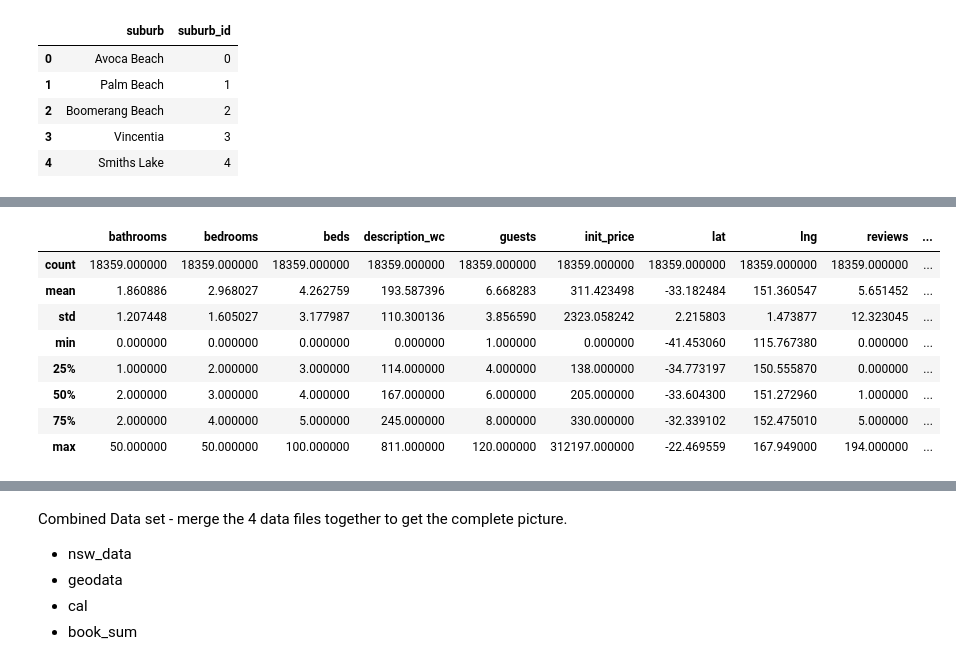
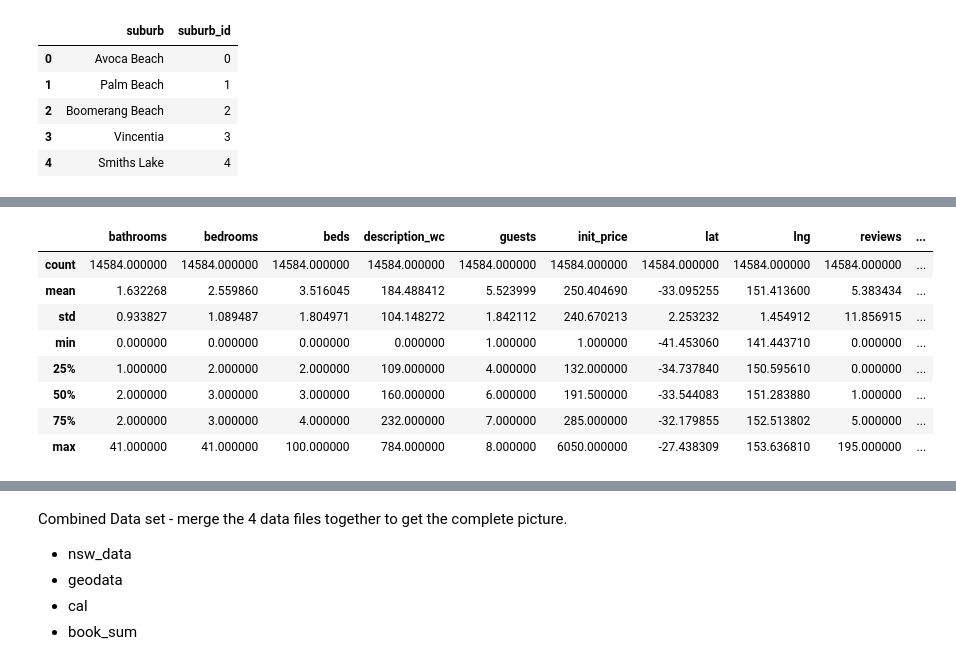
Before and after one commit to Mitoflyboy/scraping, a Jupyter notebook: stayz_analysis/Stayz_Analysis.ipynb, the cells around one changed output, grey strips where cells are left out. Saved outputs shown, nothing was run; the diff lists cells and outputs as text; code cells hidden in the pictures.

```diff
--- a/stayz_analysis/Stayz_Analysis.ipynb
+++ b/stayz_analysis/Stayz_Analysis.ipynb
@@ -40,7 +40,7 @@ Date: 2018-04-12
 Dataset 1 - Load the nsw_extract daily file. This starts with the https://www.stayz.com.au/accommodation/nsw page and then follows the link to each propert. This is the quick (30 minutes) extract of raw details, as it excludes the calendar details.
 # %%
 # Read the data file and display
-nsw_extract_1 = pd.read_json('/Users/taj/GitHub/scraping/stayz/WebData/nsw_extract/stayz_nsw_extract_' + date_str + '.json')
+nsw_extract_1 = pd.read_json('/Users/taj/GitHub/scraping/stayz/WebData/nsw_extract/stayz_nsw_extract_' + date_str + '.json.zip')
 
 # Reindex for 'property_id'
 nsw_extract_2 = nsw_extract_1.set_index('property_id')
@@ -319,44 +315,45 @@ nsw_data_s1 = nsw_extract.loc[nsw_extract['guests'] <= 6]
 
 # Filter for 4 or less bathrooms
 nsw_data_s2 = nsw_data_s1.loc[nsw_data_s1['bathrooms'] <= 4 ]
 
 # Filter for 2 or less bedrooms
 nsw_data_s3 = nsw_data_s2.loc[nsw_data_s2['bedrooms'] <= 2 ]
 
 # Filter where straight line distance to Sydney between 80-150km
 nsw_data_s4 = nsw_data_s3.loc[(nsw_data_s3['syd_dist_km'] >= 100) & (nsw_data_s3['syd_dist_km'] <= 250)]
 
 # Only look at North properties
 nsw_data_s5 = nsw_data_s4.loc[(nsw_data_s4['syd_brg'] == 'SW')]
 
 
 # Use this to switch between the full dataset or a specific subset
 #nsw_data = nsw_data_s5
 
 
 # Filter out the outliers or ridiculous values
 nsw_data_a1 = nsw_extract.loc[nsw_extract['init_price'] <= 10000 ]
-nsw_data_a2 = nsw_data_a1.loc[nsw_extract['guests'] <= 8 ]
-nsw_data_a3 = nsw_data_a2.loc[nsw_extract['syd_dist_km'] <= 1000 ]
+nsw_data_a2 = nsw_data_a1.loc[nsw_data_a1['guests'] <= 8 ]
+nsw_data_a3 = nsw_data_a2.loc[nsw_data_a2['syd_dist_km'] <= 1000 ]
+nsw_data_a4 = nsw_data_a3.loc[nsw_data_a3['init_price'] > 0 ]
 
 
 # Use this to get the subset as filtered above
 #nsw_data = nsw_data_s5
 
 # Use this to write out the full dataset
-nsw_data = nsw_extract
+nsw_data = nsw_data_a4
 
 nsw_data.describe()
 # %% [output]
 |  | bathrooms | bedrooms | beds | description_wc | guests | init_price | lat | lng | reviews | ... |
-| count | 18359.000000 | 18359.000000 | 18359.000000 | 18359.000000 | 18359.000000 | 18359.000000 | 18359.000000 | 18359.000000 | 18359.000000 | ... |
-| mean | 1.860886 | 2.968027 | 4.262759 | 193.587396 | 6.668283 | 311.423498 | -33.182484 | 151.360547 | 5.651452 | ... |
-| std | 1.207448 | 1.605027 | 3.177987 | 110.300136 | 3.856590 | 2323.058242 | 2.215803 | 1.473877 | 12.323045 | ... |
-| min | 0.000000 | 0.000000 | 0.000000 | 0.000000 | 1.000000 | 0.000000 | -41.453060 | 115.767380 | 0.000000 | ... |
-| 25% | 1.000000 | 2.000000 | 3.000000 | 114.000000 | 4.000000 | 138.000000 | -34.773197 | 150.555870 | 0.000000 | ... |
-| 50% | 2.000000 | 3.000000 | 4.000000 | 167.000000 | 6.000000 | 205.000000 | -33.604300 | 151.272960 | 1.000000 | ... |
-| 75% | 2.000000 | 4.000000 | 5.000000 | 245.000000 | 8.000000 | 330.000000 | -32.339102 | 152.475010 | 5.000000 | ... |
-| max | 50.000000 | 50.000000 | 100.000000 | 811.000000 | 120.000000 | 312197.000000 | -22.469559 | 167.949000 | 194.000000 | ... |
+| count | 14584.000000 | 14584.000000 | 14584.000000 | 14584.000000 | 14584.000000 | 14584.000000 | 14584.000000 | 14584.000000 | 14584.000000 | ... |
+| mean | 1.632268 | 2.559860 | 3.516045 | 184.488412 | 5.523999 | 250.404690 | -33.095255 | 151.413600 | 5.383434 | ... |
+| std | 0.933827 | 1.089487 | 1.804971 | 104.148272 | 1.842112 | 240.670213 | 2.253232 | 1.454912 | 11.856915 | ... |
+| min | 0.000000 | 0.000000 | 0.000000 | 0.000000 | 1.000000 | 1.000000 | -41.453060 | 141.443710 | 0.000000 | ... |
+| 25% | 1.000000 | 2.000000 | 2.000000 | 109.000000 | 4.000000 | 132.000000 | -34.737840 | 150.595610 | 0.000000 | ... |
+| 50% | 2.000000 | 3.000000 | 3.000000 | 160.000000 | 6.000000 | 191.500000 | -33.544083 | 151.283880 | 1.000000 | ... |
+| 75% | 2.000000 | 3.000000 | 4.000000 | 232.000000 | 7.000000 | 285.000000 | -32.179855 | 152.513802 | 5.000000 | ... |
+| max | 41.000000 | 41.000000 | 100.000000 | 784.000000 | 8.000000 | 6050.000000 | -27.438309 | 153.636810 | 195.000000 | ... |
 # %%
 # Testing - look in detail at any outliers
 
```
Also changed, not shown: parts of 20 cells of this notebook, 5 other files.
